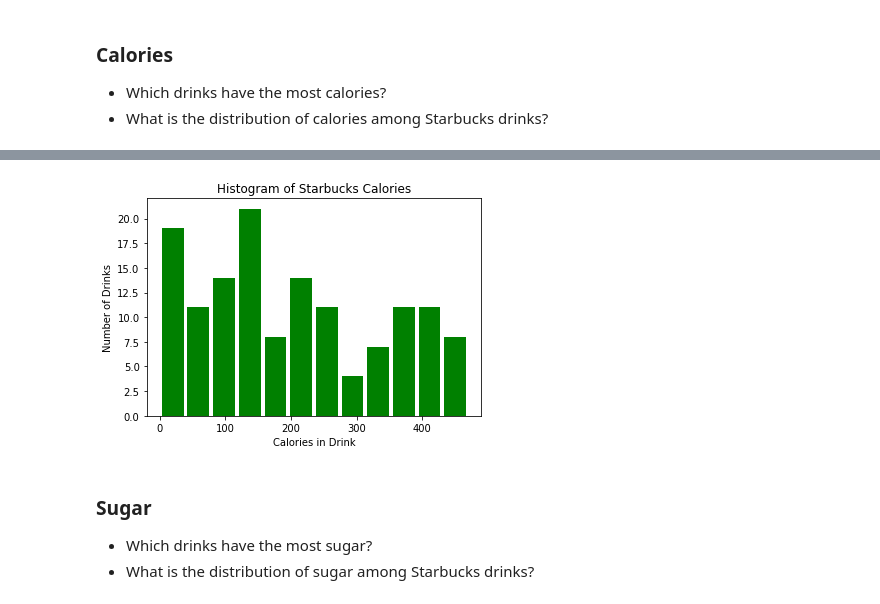
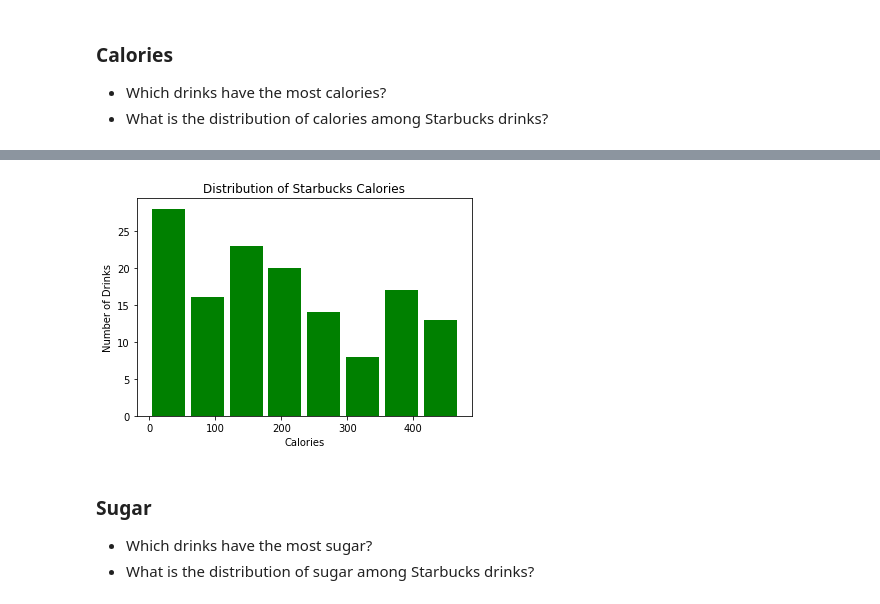
Before and after one commit to yhejazi/starbucks-nutrition, a Jupyter notebook: starbucks_analysis.ipynb, the cells around one changed output, grey strips where cells are left out. Cells and saved outputs as stored; diff of their text form; code cells hidden in the pictures.

```diff
--- a/starbucks_analysis.ipynb
+++ b/starbucks_analysis.ipynb
@@ -36,7 +34,7 @@ import numpy as np
 import matplotlib.pyplot as plt
 import seaborn as sns
 
-data = pd.read_csv("sbux_nutrition.csv")
+data = pd.read_csv("data/sbux_nutrition.csv")
 data.head()
 # %% [output]
 |  | drink_name | type | size | calories | fat | cholesterol | sodium | carb | sugar | protein | ... |
@@ -176,12 +168,12 @@ data.nlargest(10, 'calories')
 # %%
 fig = plt.figure(figsize = (6, 4))
-plt.hist(data.calories, bins = 12, rwidth= 0.85, color='green')
-plt.title('Histogram of Starbucks Calories')
-plt.xlabel("Calories in Drink")
+plt.hist(data.calories, bins = 8, rwidth= 0.85, color='green')
+plt.title('Distribution of Starbucks Calories')
+plt.xlabel("Calories")
 plt.ylabel("Number of Drinks")
 plt.show()
 # %% [output]
-[figure, old version]
+[figure, new version]
 # %% [markdown]
 ### Sugar
 * Which drinks have the most sugar?
```
Also changed, not shown: parts of 23 cells of this notebook, 5 other files.
